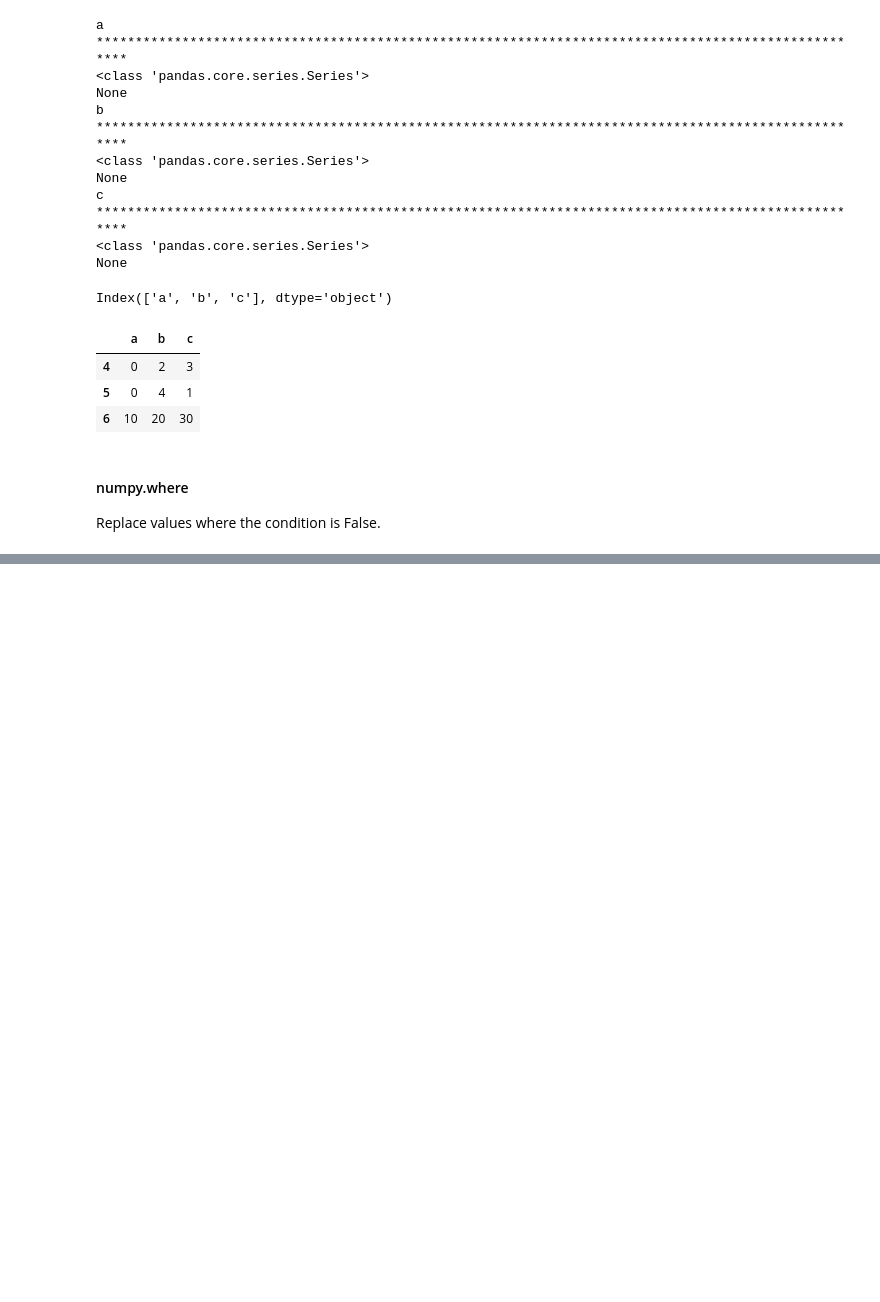
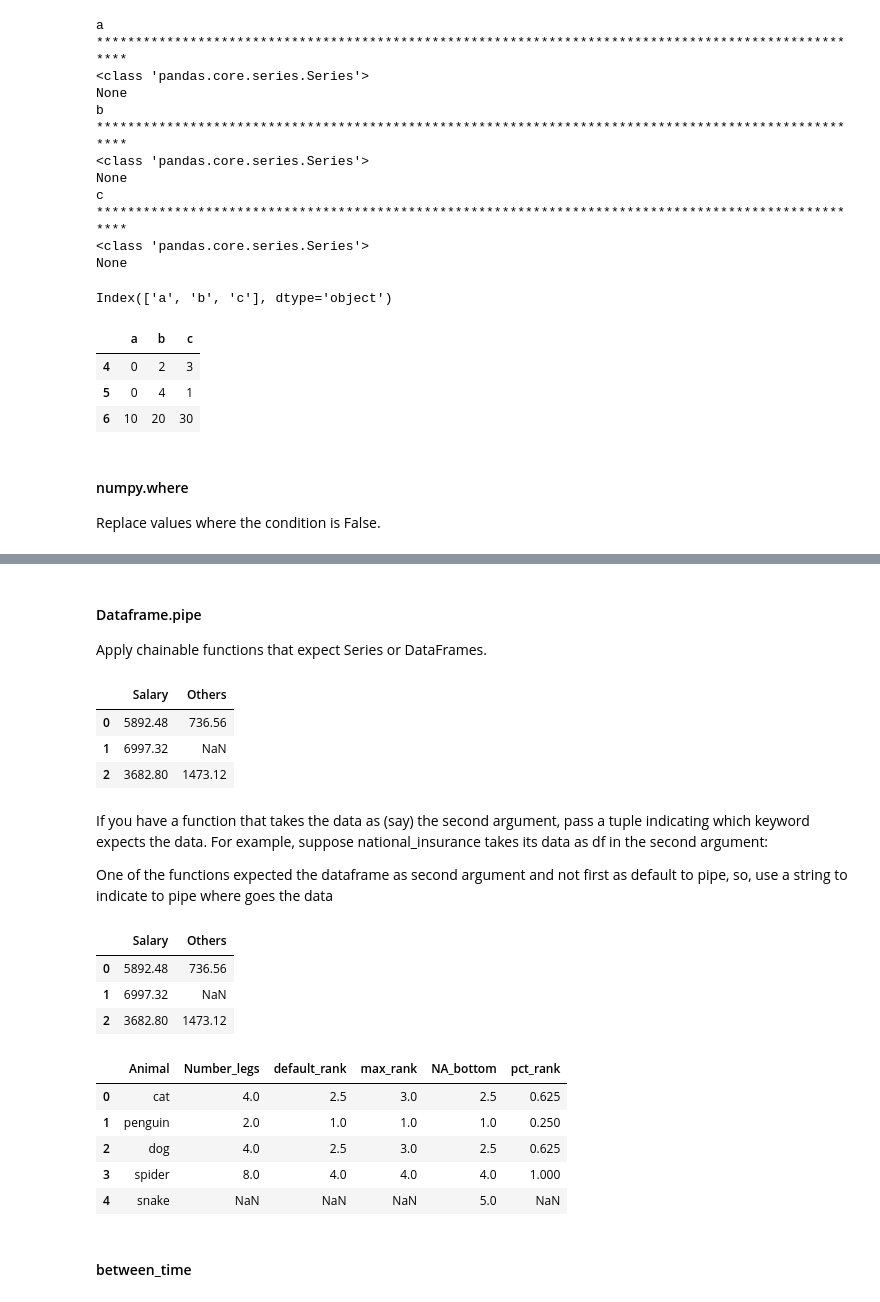
Before and after one commit to michaelmedina10/estudos-python, a Jupyter notebook: pandas/pandas_basic.ipynb, the cells around one changed output, grey strips where cells are left out. Cells and saved outputs as stored; diff of their text form; code cells hidden in the pictures; blank space fills up the shorter version.

```diff
--- a/pandas/pandas_basic.ipynb
+++ b/pandas/pandas_basic.ipynb
@@ -214,0 +551,68 @@ df
+# %% [markdown]
+#### Dataframe.pipe
+Apply chainable functions that expect Series or DataFrames.
+# %%
+import pandas as pd
+data = [[8000, 1000], [9500, np.nan], [5000, 2000]]
+df = pd.DataFrame(data, columns=['Salary', 'Others'])
+
+def subtract_federal_tax(df):
+    return df * 0.9
+def subtract_state_tax(df, rate):
+    return df * (1 - rate)
+def subtract_national_insurance(df, rate, rate_increase):
+    new_rate = rate + rate_increase
+    return df * (1 - new_rate)
+
+(df.pipe(subtract_federal_tax)
+     .pipe(subtract_state_tax, rate=0.12)
+      .pipe(subtract_national_insurance, rate=0.05, rate_increase=0.02))
+# %% [output]
+|  | Salary | Others |
+| 0 | 5892.48 | 736.56 |
+| 1 | 6997.32 | NaN |
+| 2 | 3682.80 | 1473.12 |
+# %% [markdown]
+If you have a function that takes the data as (say) the second argument, pass a tuple indicating which keyword expects the data. For example, suppose national_insurance takes its data as df in the second argument:
+
+One of the functions expected the dataframe as second argument and not first as default to pipe, so, use a string to indicate to pipe where goes the data
+# %%
+def subtract_national_insurance(rate, df, rate_increase):
+    new_rate = rate + rate_increase
+    return df * (1 - new_rate)
+(
+    df.pipe(subtract_federal_tax)
+    .pipe(subtract_state_tax, rate=0.12)
+    .pipe(
+        (subtract_national_insurance, 'df'),
+        rate=0.05,
+        rate_increase=0.02
+    )
+)
+# %% [output]
+|  | Salary | Others |
+| 0 | 5892.48 | 736.56 |
+| 1 | 6997.32 | NaN |
+| 2 | 3682.80 | 1473.12 |
+# %%
+import pandas as pd
+
+df = pd.DataFrame(data={'Animal': ['cat', 'penguin', 'dog',
+                                   'spider', 'snake'],
+                        'Number_legs': [4, 2, 4, 8, np.nan]})
+
+df['default_rank'] = df['Number_legs'].rank()
+df['max_rank'] = df['Number_legs'].rank(method='max')
+df['NA_bottom'] = df['Number_legs'].rank(na_option='bottom')
+df['pct_rank'] = df['Number_legs'].rank(pct=True)
+
+df
+# %% [output]
+|  | Animal | Number_legs | default_rank | max_rank | NA_bottom | pct_rank |
+| 0 | cat | 4.0 | 2.5 | 3.0 | 2.5 | 0.625 |
+| 1 | penguin | 2.0 | 1.0 | 1.0 | 1.0 | 0.250 |
+| 2 | dog | 4.0 | 2.5 | 3.0 | 2.5 | 0.625 |
+| 3 | spider | 8.0 | 4.0 | 4.0 | 4.0 | 1.000 |
+| 4 | snake | NaN | NaN | NaN | 5.0 | NaN |
+# %% [markdown]
+#### between_time
```
Also changed, not shown: parts of 22 cells of this notebook.
